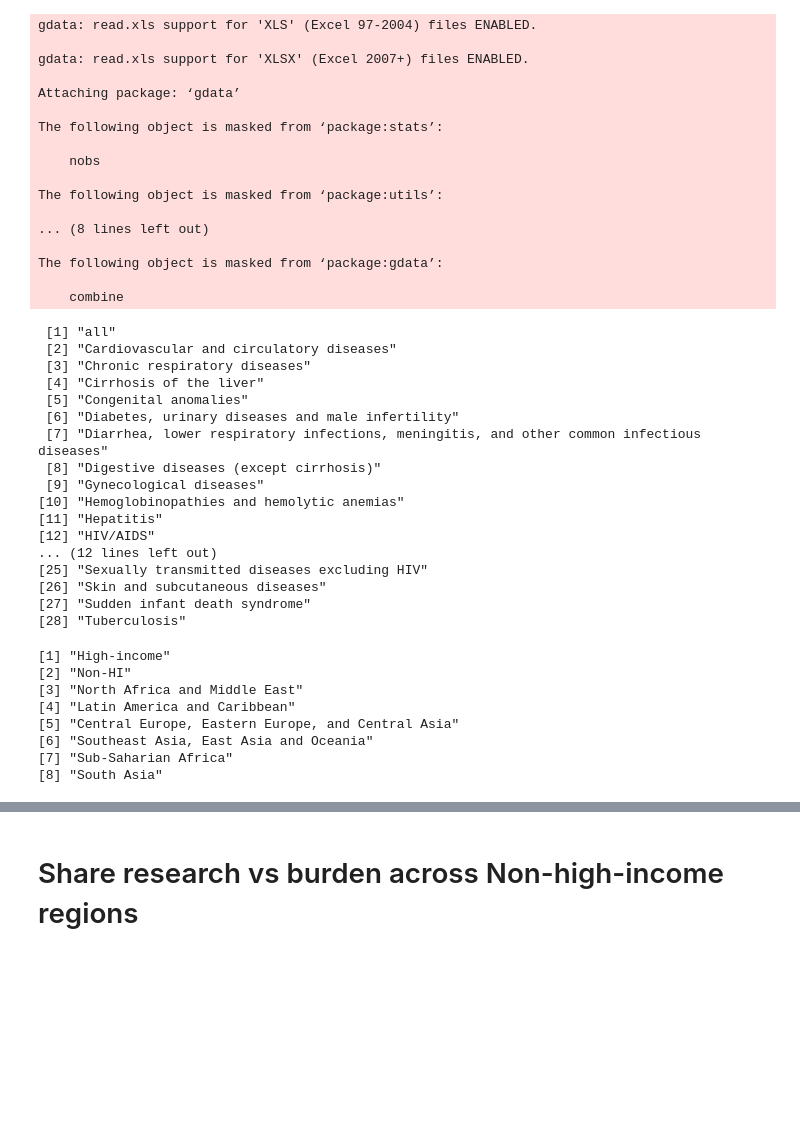
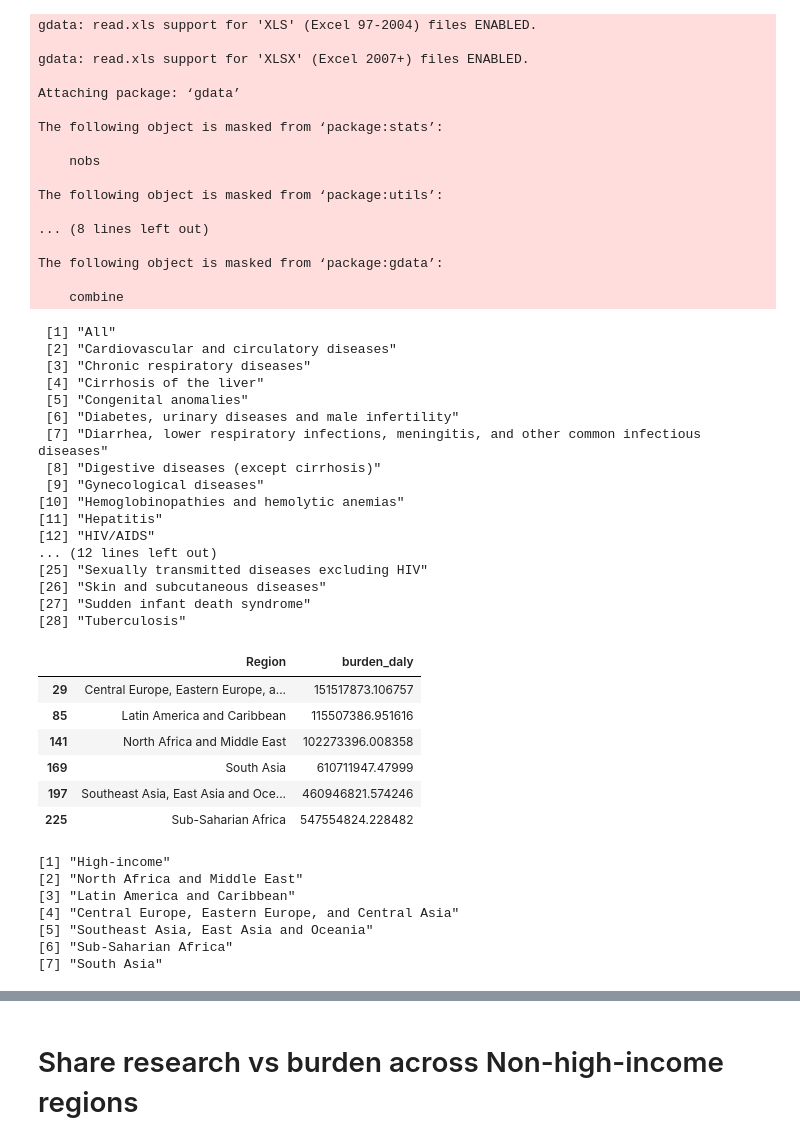
Before and after one commit to iatal/RCTvsBurden, a Jupyter notebook: C- Comparison research effort and health needs/C.3- Within diseases across non-HI regions.ipynb, the cells around one changed output, grey strips where cells are left out. Cells and saved outputs as stored; diff of their text form; code cells hidden in the pictures; blank space fills up the shorter version.

```diff
--- a/C- Comparison research effort and health needs/C.3- Within diseases across non-HI regions.ipynb
+++ b/C- Comparison research effort and health needs/C.3- Within diseases across non-HI regions.ipynb
@@ -29,9 +24,14 @@ RCT <- RCT[order(RCT$Region,RCT$Disease),]
+# %%
+DT <- read.table("../Data/All_data.txt")
 # %%
 ratio_align <- read.table("../Data/Alignment_ratios_within_diseases_across_all_NHI_patients_metrs_burdens.txt")
+# %%
+metr_burden <- "daly"
+metr_res <- "RCTs"
 # %%
-levels(GBD$Disease)
+levels(DT$Disease)
 # %% [output]
- [1] "all"
+ [1] "All"
  [2] "Cardiovascular and circulatory diseases"
  [3] "Chronic respiratory diseases"
  [4] "Cirrhosis of the liver"
@@ -50,8 +50,8 @@ levels(GBD$Disease)
 [28] "Tuberculosis"
 # %%
 #Disease labels for plot
-GBD$Dis_lab <- GBD$Disease
-levels(GBD$Dis_lab) <- c("",
+DT$Dis_lab <- DT$Disease
+levels(DT$Dis_lab) <- c("All diseases",
                "Cardiovascular and circulatory diseases",
                "Chronic respiratory diseases",
                "Cirrhosis of the liver",
@@ -87,18 +82,28 @@ dis <- levels(RCT$Disease)
 # %%
-regs <- levels(RCT$Region)
+regs <- levels(DT$Region)
 #Non-High-income burden
-gbd_t_r <- GBD[GBD$Disease=="all" & GBD$metr=="daly" & GBD$Region!="High-income",]
+gbd_t_r <- DT[DT$Disease=="All" & !DT$Region%in%c("All","Non-HI","High-income"),
+              c(1,intersect(grep("^burden",names(DT)),grep(metr_burden,names(DT))))]
+# %%
+gbd_t_r
+# %% [output]
+|  | Region | burden_daly |
+| 29 | Central Europe, Eastern Europe, a... | 151517873.106757 |
+| 85 | Latin America and Caribbean | 115507386.951616 |
+| 141 | North Africa and Middle East | 102273396.008358 |
+| 169 | South Asia | 610711947.47999 |
+| 197 | Southeast Asia, East Asia and Oce... | 460946821.574246 |
+| 225 | Sub-Saharian Africa | 547554824.228482 |
 # %%
-regs <- c("High-income", "Non-HI", as.character(gbd_t_r$Region)[order(gbd_t_r$burden)])
+regs <- c("High-income", as.character(gbd_t_r$Region)[order(gbd_t_r$burden)])
 regs
 # %% [output]
 [1] "High-income"
-[2] "Non-HI"
-[3] "North Africa and Middle East"
-[4] "Latin America and Caribbean"
-[5] "Central Europe, Eastern Europe, and Central Asia"
-[6] "Southeast Asia, East Asia and Oceania"
-[7] "Sub-Saharian Africa"
-[8] "South Asia"
+[2] "North Africa and Middle East"
+[3] "Latin America and Caribbean"
+[4] "Central Europe, Eastern Europe, and Central Asia"
+[5] "Southeast Asia, East Asia and Oceania"
+[6] "Sub-Saharian Africa"
+[7] "South Asia"
 # %%
 regs_lab <- c("High-income",
```
Also changed, not shown: parts of 20 cells of this notebook, 9 other files.
